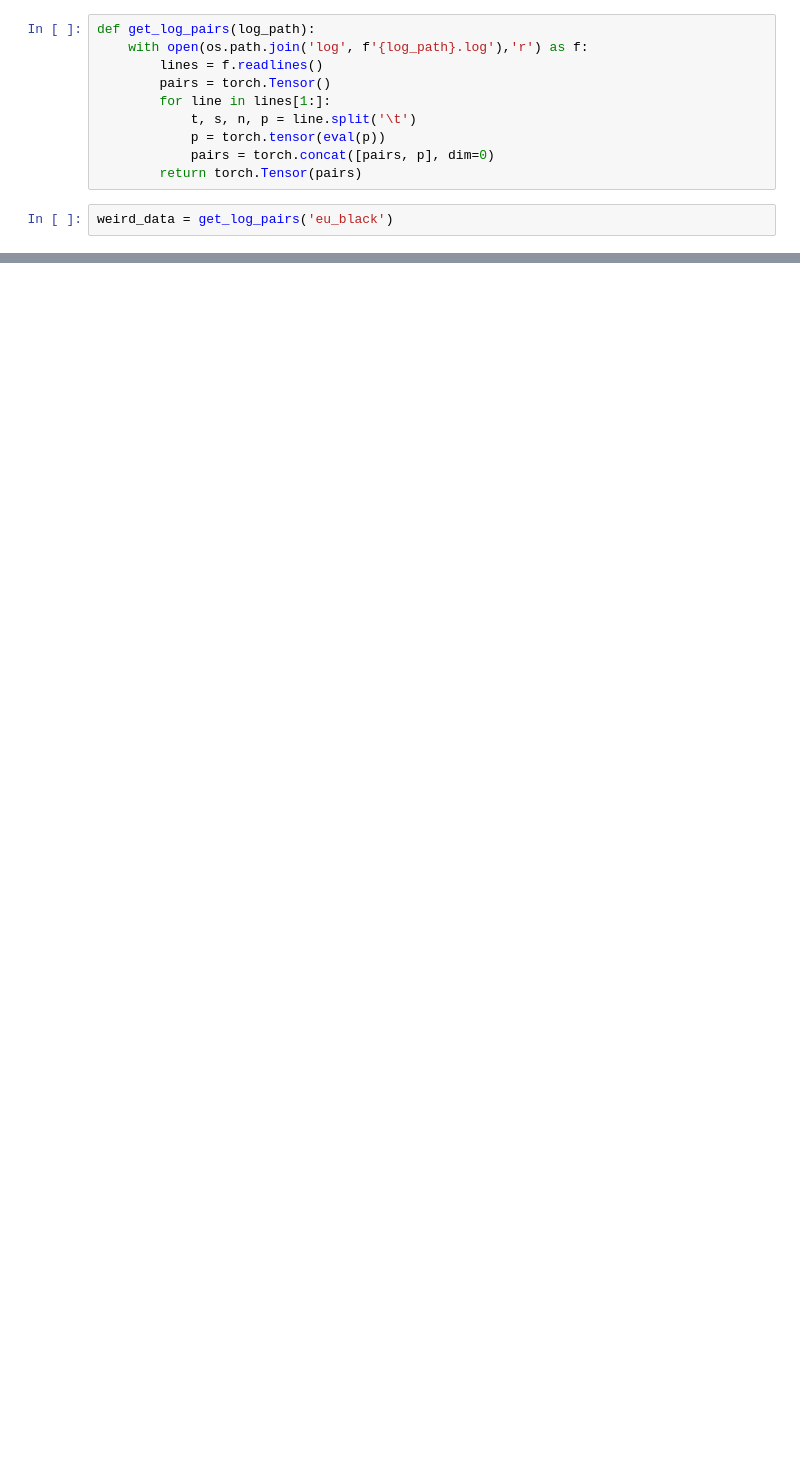
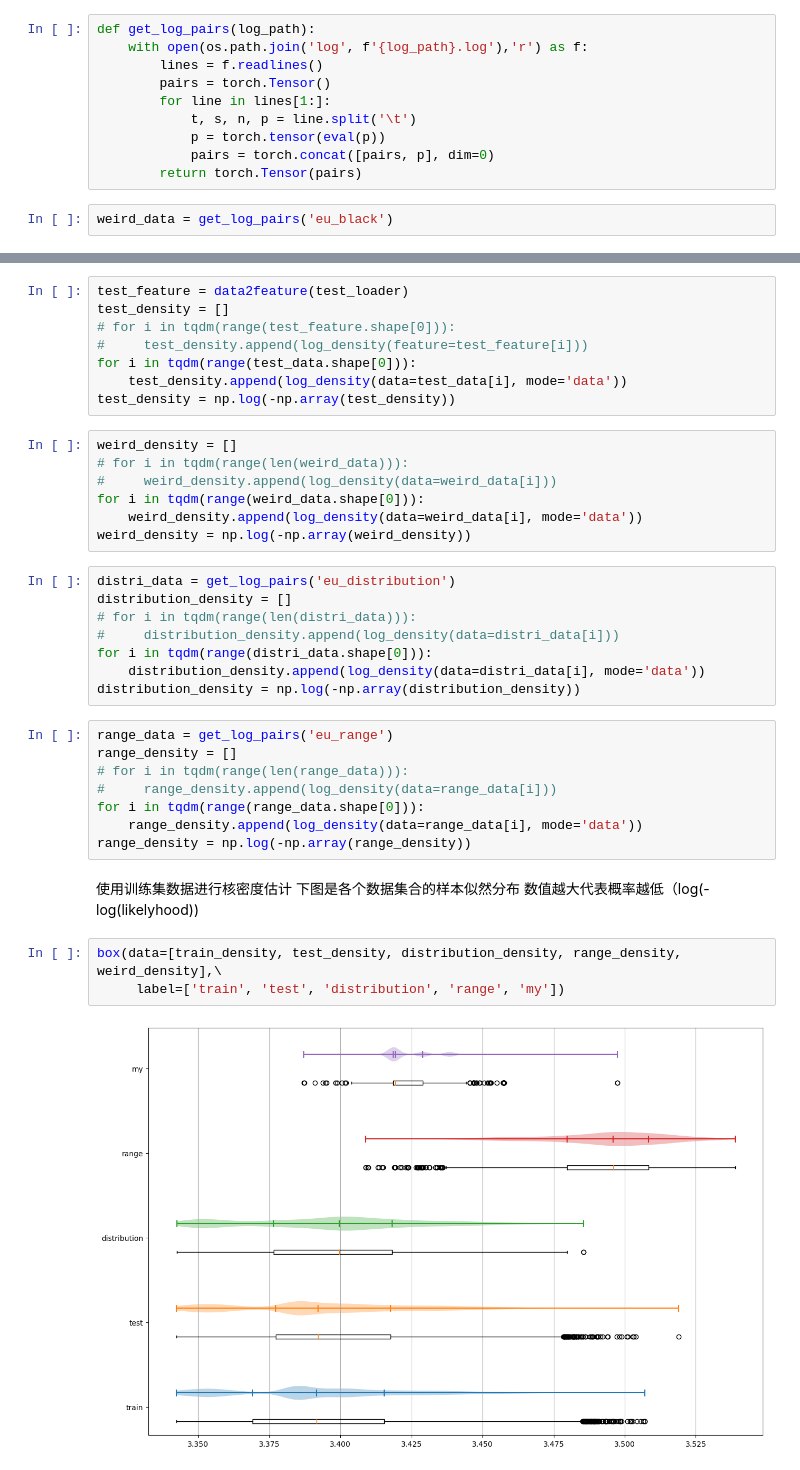
Before and after one commit to UnitDan/substantiating-for-fairness-auditing, a Jupyter notebook: test_mia.ipynb, the cells around one changed output, grey strips where cells are left out. Drawn from its saved outputs; the diff is of its cells as text; blank space fills up the shorter version.

```diff
--- a/test_mia.ipynb
+++ b/test_mia.ipynb
@@ -145,0 +146,40 @@ display(adult.get_original_feature(weird_data))
+# %%
+test_feature = data2feature(test_loader)
+test_density = []
+# for i in tqdm(range(test_feature.shape[0])):
+#     test_density.append(log_density(feature=test_feature[i]))
+for i in tqdm(range(test_data.shape[0])):
+    test_density.append(log_density(data=test_data[i], mode='data'))
+test_density = np.log(-np.array(test_density))
+# %%
+weird_density = []
+# for i in tqdm(range(len(weird_data))):
+#     weird_density.append(log_density(data=weird_data[i]))
+for i in tqdm(range(weird_data.shape[0])):
+    weird_density.append(log_density(data=weird_data[i], mode='data'))
+weird_density = np.log(-np.array(weird_density))
+# %%
+distri_data = get_log_pairs('eu_distribution')
+distribution_density = []
+# for i in tqdm(range(len(distri_data))):
+#     distribution_density.append(log_density(data=distri_data[i]))
+for i in tqdm(range(distri_data.shape[0])):
+    distribution_density.append(log_density(data=distri_data[i], mode='data'))
+distribution_density = np.log(-np.array(distribution_density))
+# %%
+range_data = get_log_pairs('eu_range')
+range_density = []
+# for i in tqdm(range(len(range_data))):
+#     range_density.append(log_density(data=range_data[i]))
+for i in tqdm(range(range_data.shape[0])):
+    range_density.append(log_density(data=range_data[i], mode='data'))
+range_density = np.log(-np.array(range_density))
+# %% [markdown]
+使用训练集数据进行核密度估计
+下图是各个数据集合的样本似然分布
+数值越大代表概率越低（log(-log(likelyhood))
+# %%
+box(data=[train_density, test_density, distribution_density, range_density, weird_density],\
+     label=['train', 'test', 'distribution', 'range', 'my'])
+# %% [output]
+[figure, added]
```
Also changed, not shown: parts of 36 cells of this notebook, 7 other files.
